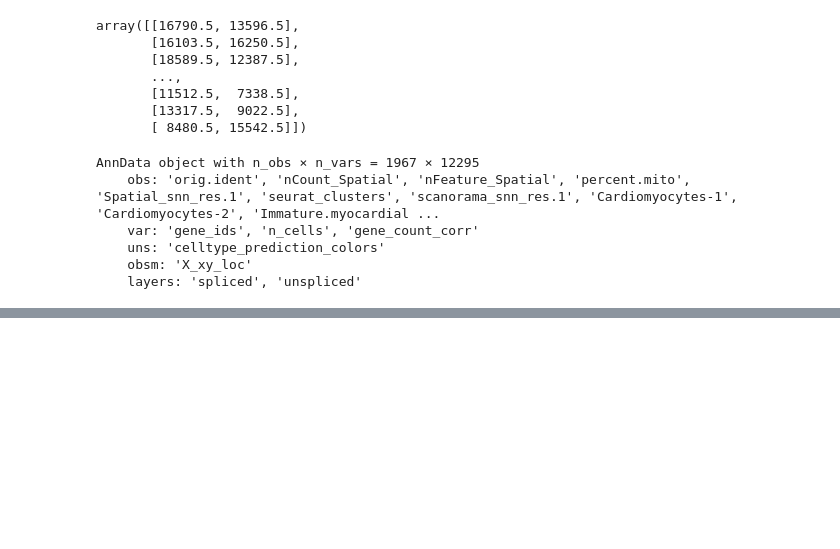
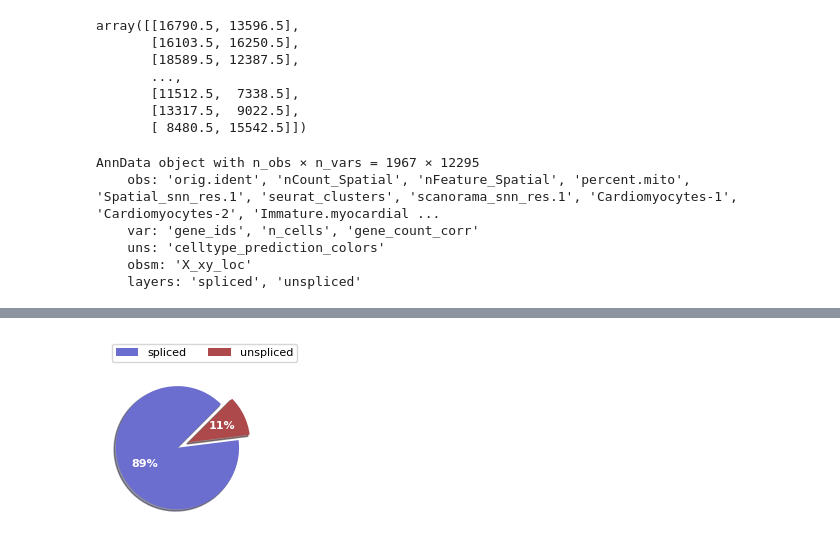
Before and after one commit to Tian-Bai/spatial-RNAvelo, a Jupyter notebook: data_test.ipynb, the cells around one changed output, grey strips where cells are left out. Drawn from its saved outputs; the diff is of its cells as text; code cells hidden in the pictures; blank space fills up the shorter version.

```diff
--- a/data_test.ipynb
+++ b/data_test.ipynb
@@ -143,0 +177,4 @@ AnnData object with n_obs × n_vars = 1967 × 12295
+# %%
+scv.pl.proportions(st)
+# %% [output]
+[figure, added]
```
Also changed, not shown: parts of 16 cells of this notebook, 3 other files.
